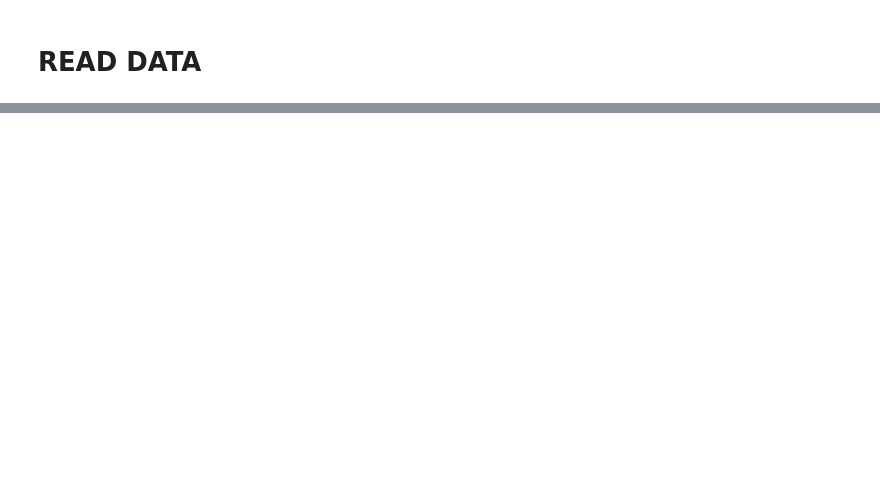
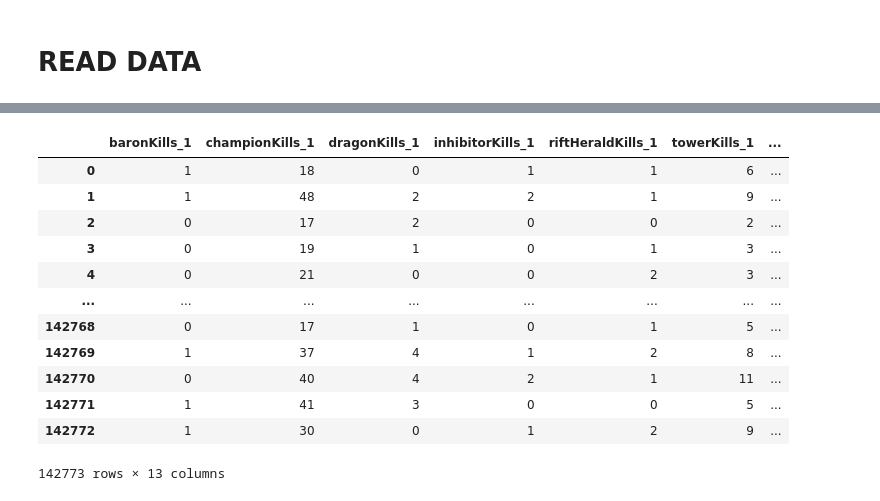
Before and after one commit to JosephRamirez-F4fu/Model-TF-IA, a Jupyter notebook: model.ipynb, the cells around one changed output, grey strips where cells are left out. Saved outputs shown, nothing was run; the diff lists cells and outputs as text; code cells hidden in the pictures; blank space fills up the shorter version.

```diff
--- a/model.ipynb
+++ b/model.ipynb
@@ -160,0 +10,2 @@ teams_dfs_merge_team
+# %%
+match_data = pd.read_csv('data/transform/match_team.csv',sep=';')
@@ -160,0 +55,17 @@ teams_dfs_merge_team
+# %%
+match_data=match_data.drop(['matchId','gameEndedInSurrender_1','gameEndedInSurrender_2'],axis=1)
+match_data
+# %% [output]
+|  | baronKills_1 | championKills_1 | dragonKills_1 | inhibitorKills_1 | riftHeraldKills_1 | towerKills_1 | ... |
+| 0 | 1 | 18 | 0 | 1 | 1 | 6 | ... |
+| 1 | 1 | 48 | 2 | 2 | 1 | 9 | ... |
+| 2 | 0 | 17 | 2 | 0 | 0 | 2 | ... |
+| 3 | 0 | 19 | 1 | 0 | 1 | 3 | ... |
+| 4 | 0 | 21 | 0 | 0 | 2 | 3 | ... |
+| ... | ... | ... | ... | ... | ... | ... | ... |
+| 142768 | 0 | 17 | 1 | 0 | 1 | 5 | ... |
+| 142769 | 1 | 37 | 4 | 1 | 2 | 8 | ... |
+| 142770 | 0 | 40 | 4 | 2 | 1 | 11 | ... |
+| 142771 | 1 | 41 | 3 | 0 | 0 | 5 | ... |
+| 142772 | 1 | 30 | 0 | 1 | 2 | 9 | ... |
+142773 rows × 13 columns
```
Also changed, not shown: parts of 53 cells of this notebook.
